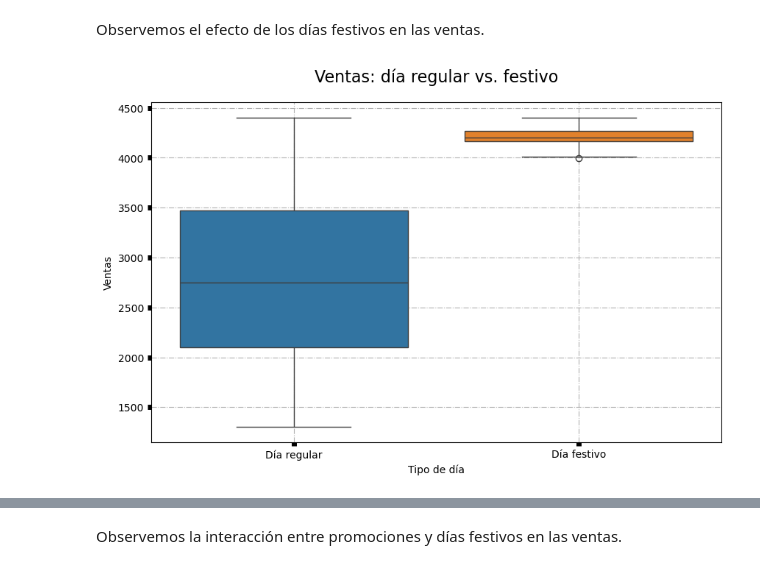
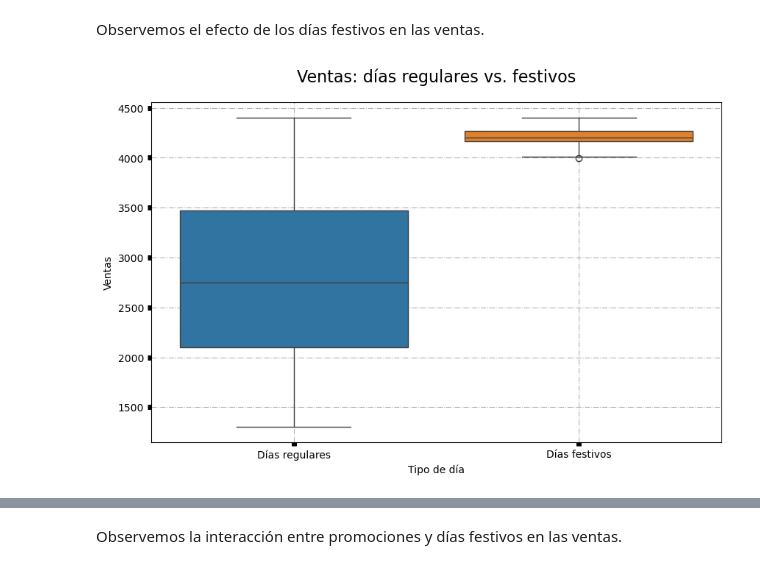
Before and after one commit to frgonzalezb/Udemy_Python_Total_DS_ML, a Jupyter notebook: 11_Machine_Learning_I/Proyecto/Proyecto de Día 11 - Análisis Predictivo para una Tienda Minorista.ipynb, the cells around one changed output, grey strips where cells are left out. Drawn from its saved outputs; the diff is of its cells as text; code cells hidden in the pictures.

```diff
--- a/11_Machine_Learning_I/Proyecto/Proyecto de Día 11 - Análisis Predictivo para una Tienda Minorista.ipynb
+++ b/11_Machine_Learning_I/Proyecto/Proyecto de Día 11 - Análisis Predictivo para una Tienda Minorista.ipynb
@@ -342,24 +344,24 @@ plt.show()
 # %% [markdown]
 Observemos el efecto de los días festivos en las ventas.
 # %%
-opciones: list[str] = ['Día regular', 'Día festivo']
+opciones: list[str] = ['Días regulares', 'Días festivos']
 xticks: np.ndarray = df['Festivo'].unique()  # índices
 xticks.sort()
 
 plt.figure(figsize=(10, 6))
 sns.boxplot(
     data=df,
     x='Festivo',
     y='Ventas',
     hue='Festivo',
     legend=False
 )
 plt.tick_params(width=5)
 plt.xticks(ticks=xticks, labels=opciones)
-plt.title('Ventas: día regular vs. festivo', fontsize=16, pad=20)
+plt.title('Ventas: días regulares vs. festivos', fontsize=16, pad=20)
 plt.grid(True, linestyle='-.')
 plt.xlabel('Tipo de día')
 plt.ylabel('Ventas')
 plt.show()
 # %% [output]
-[figure, old version]
+[figure, new version]
```
Also changed, not shown: parts of 3 cells of this notebook.
